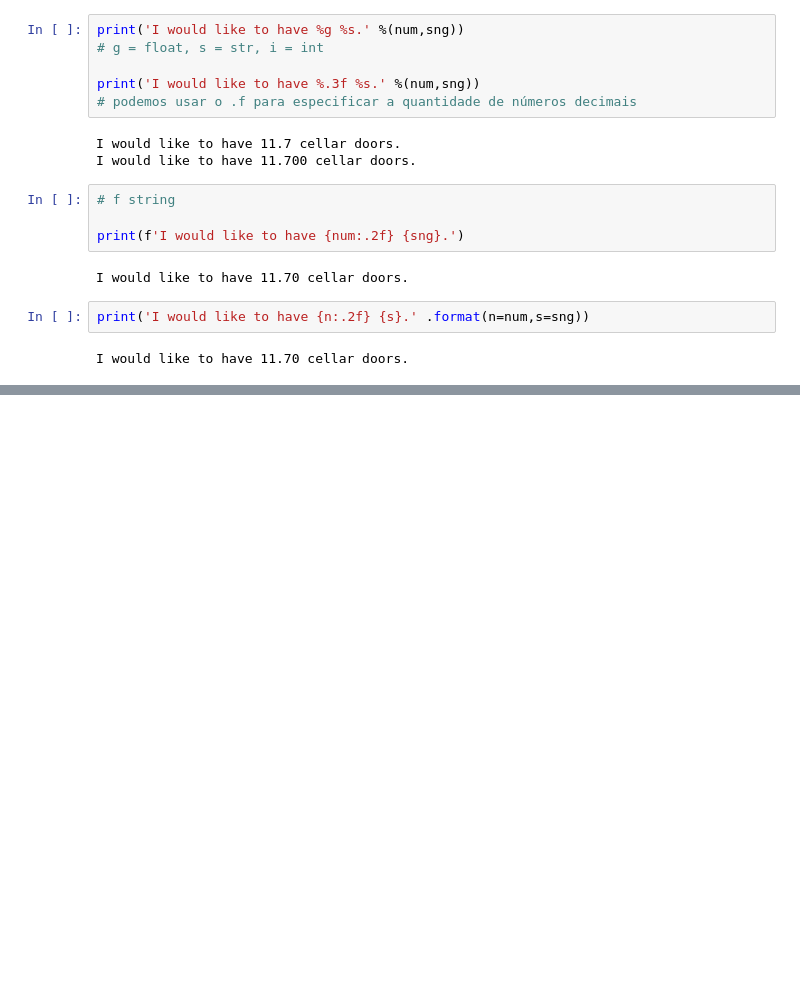
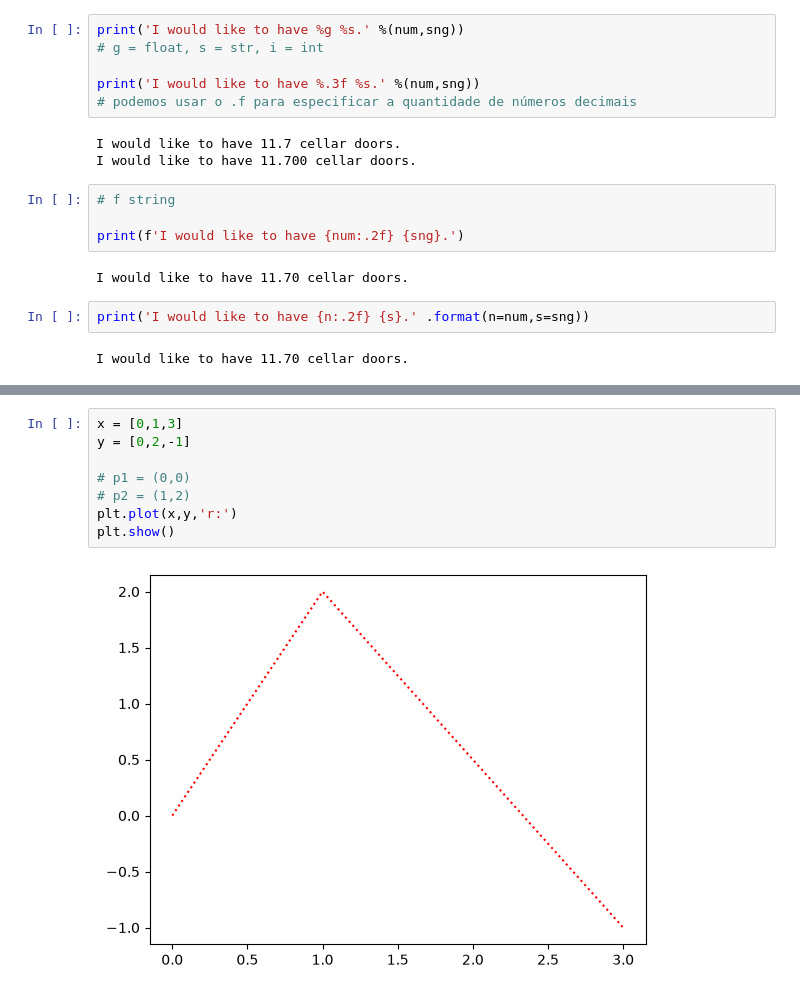
Before and after one commit to ISO158/udemy-deep-learning-cohen, a Jupyter notebook: 00-intro_python/text_plots.ipynb, the cells around one changed output, grey strips where cells are left out. Drawn from its saved outputs; the diff is of its cells as text; blank space fills up the shorter version.

```diff
--- a/00-intro_python/text_plots.ipynb
+++ b/00-intro_python/text_plots.ipynb
@@ -68,0 +63,10 @@ z is the 26th letter.
+# %%
+x = [0,1,3]
+y = [0,2,-1]
+
+# p1 = (0,0)
+# p2 = (1,2)
+plt.plot(x,y,'r:')
+plt.show()
+# %% [output]
+[figure, added]
```
Also changed, not shown: parts of 22 cells of this notebook.
